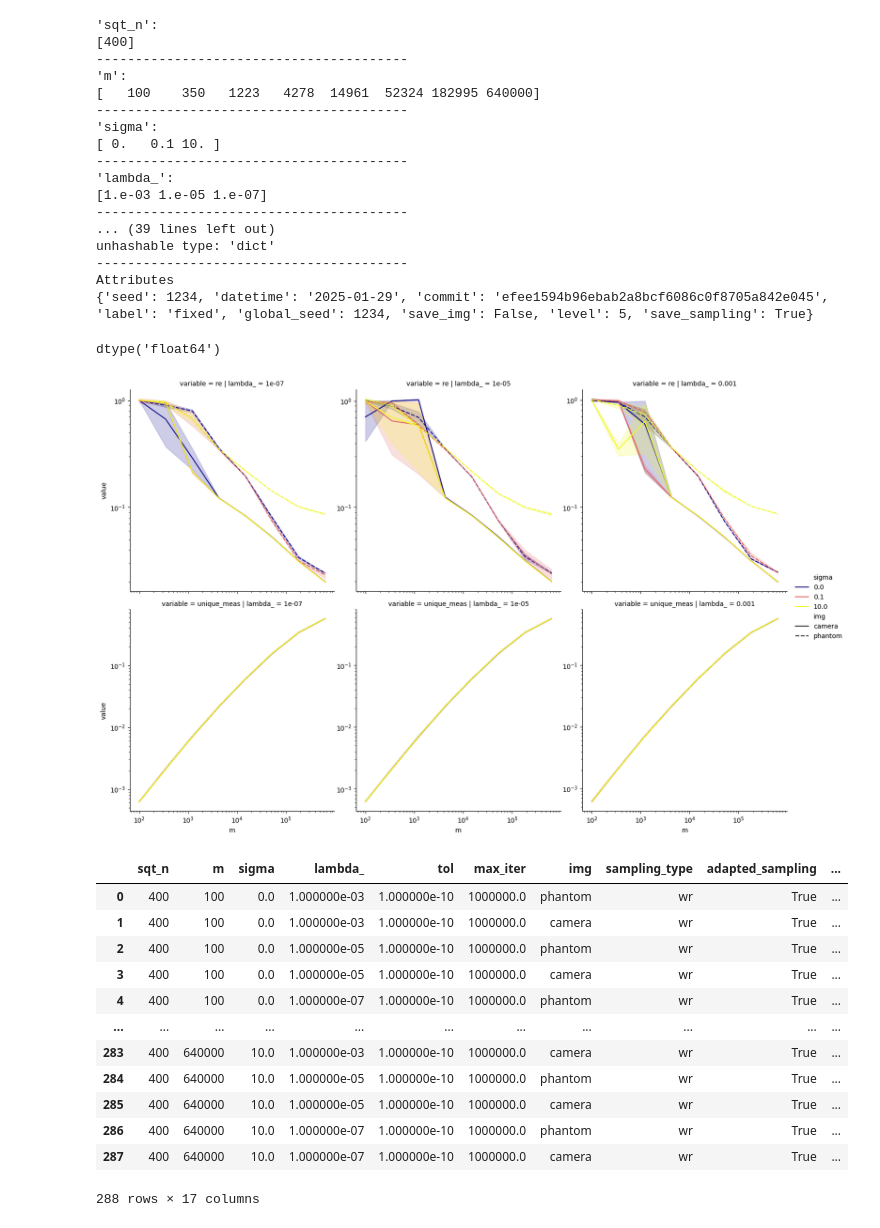
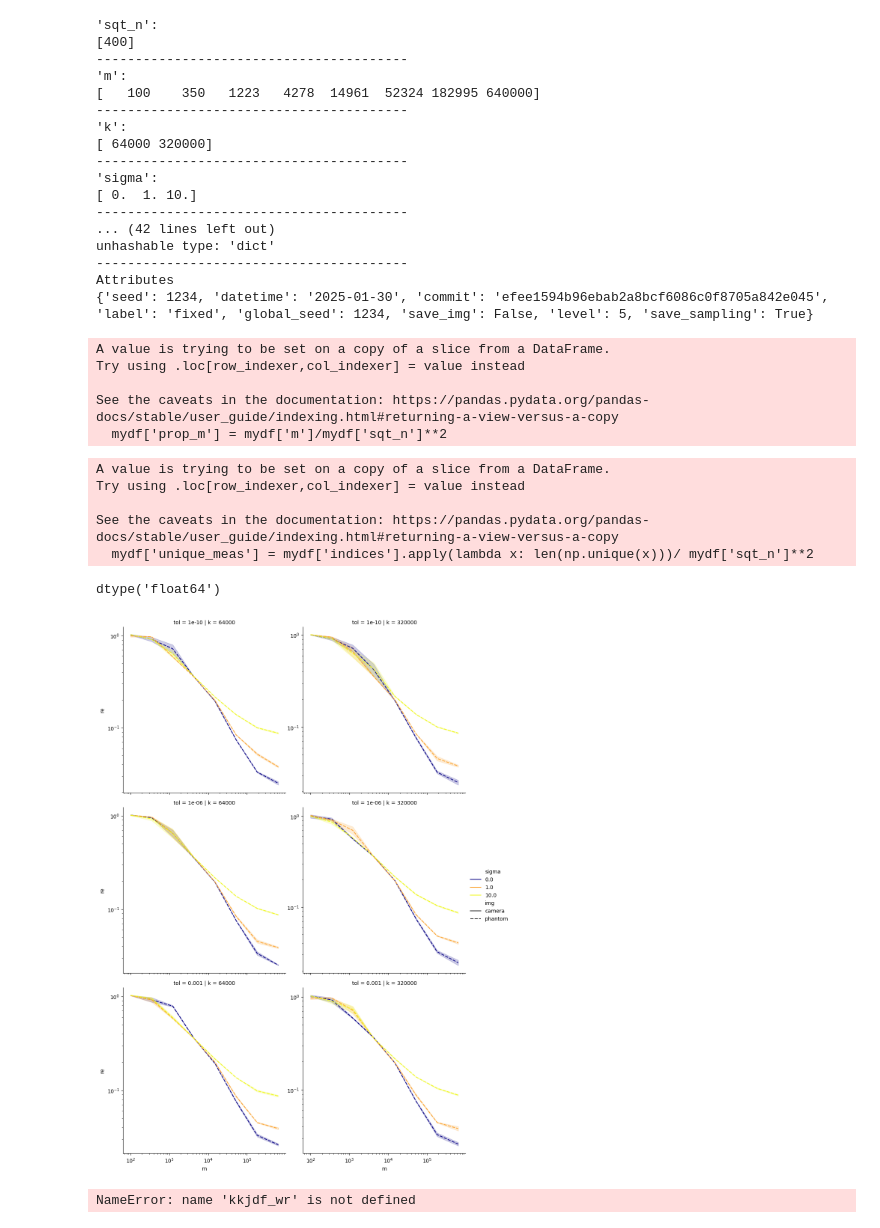
Before and after one commit to mscott99/Sparse_adapted_denoising, a Jupyter notebook: plots/optimized_denoising.ipynb, the cells around one changed output. Cells and saved outputs as stored; diff of their text form; code cells hidden in the pictures.

```diff
--- a/plots/optimized_denoising.ipynb
+++ b/plots/optimized_denoising.ipynb
@@ -6,7 +6,7 @@ import pandas as pd
 from utils import repeat, df_vals, melt_and_keep
 import matplotlib.pyplot as plt
 # %%
-df= pd.read_pickle("../data/jan_2025_1.pickle")
+df= pd.read_pickle("../data/jan_2025_5.pickle")
 # df= pd.read_pickle("../data/keep/uniform_sparse_cs_Nov_2024.pickle")
 
 print(df.columns)
@@ -31,24 +31,37 @@ df_vals(df)
 'm':
 [   100    350   1223   4278  14961  52324 182995 640000]
 ----------------------------------------
+'k':
+[ 64000 320000]
+----------------------------------------
 'sigma':
-[ 0.   0.1 10. ]
+[ 0.  1. 10.]
 ----------------------------------------
-'lambda_':
-[1.e-03 1.e-05 1.e-07]
-----------------------------------------
-... (39 lines left out)
+... (42 lines left out)
 unhashable type: 'dict'
 ----------------------------------------
 Attributes
-{'seed': 1234, 'datetime': '2025-01-29', 'commit': 'efee1594b96ebab2a8bcf6086c0f8705a842e045', 'label': 'fixed', 'global_seed': 1234, 'save_img': False, 'level': 5, 'save_sampling': True}
+{'seed': 1234, 'datetime': '2025-01-30', 'commit': 'efee1594b96ebab2a8bcf6086c0f8705a842e045', 'label': 'fixed', 'global_seed': 1234, 'save_img': False, 'level': 5, 'save_sampling': True}
 # %%
 df_wr = df[df['sampling_type']=='wr']
 mydf = df_wr[df_wr['adapted_sampling']==True]
+mydf = df_wr[mydf['img']=="phantom"]
 # %%
 mydf['prop_m'] = mydf['m']/mydf['sqt_n']**2
+# %% [output]
+A value is trying to be set on a copy of a slice from a DataFrame.
+Try using .loc[row_indexer,col_indexer] = value instead
+
+See the caveats in the documentation: https://pandas.pydata.org/pandas-docs/stable/user_guide/indexing.html#returning-a-view-versus-a-copy
+  mydf['prop_m'] = mydf['m']/mydf['sqt_n']**2
 # %%
 mydf['unique_meas'] = mydf['indices'].apply(lambda x: len(np.unique(x)))/ mydf['sqt_n']**2
+# %% [output]
+A value is trying to be set on a copy of a slice from a DataFrame.
+Try using .loc[row_indexer,col_indexer] = value instead
+
+See the caveats in the documentation: https://pandas.pydata.org/pandas-docs/stable/user_guide/indexing.html#returning-a-view-versus-a-copy
+  mydf['unique_meas'] = mydf['indices'].apply(lambda x: len(np.unique(x)))/ mydf['sqt_n']**2
 # %%
 mydf['unique_meas'].dtype
 # %% [output]
@@ -56,25 +69,13 @@ dtype('float64')
 # %%
 doubledf=melt_and_keep(mydf, ["re","unique_meas"])
 #sns.relplot(mydf, kind = "line", x = "m", y="re", col="lambda_", style="img", hue="sigma", hue_norm=LogNorm(vmin=1e-4, clip=True), palette="plasma", errorbar="se")
-g=sns.relplot(doubledf, kind = "line", x = "m", y="value", row="variable", col="lambda_", style="img", hue="sigma", hue_norm=LogNorm(vmin=1e-4, clip=True), palette="plasma", errorbar="se", facet_kws={'sharey':False})
+g=sns.relplot(mydf, kind = "line", x = "m", y="re", row="tol", col="k", style="img", hue="sigma", hue_norm=LogNorm(vmin=1e-4, clip=True), palette="plasma", errorbar="se", facet_kws={'sharey':False})
 for ax in g.axes.flat:
     ax.set_yscale('log')  # Set y-axis to log scale
 plt.xscale("log")
 # %% [output]
-[figure, old version]
+[figure, new version]
-# %%
-df_wr
-# %% [output]
-|  | sqt_n | m | sigma | lambda_ | tol | max_iter | img | sampling_type | adapted_sampling | ... |
-| 0 | 400 | 100 | 0.0 | 1.000000e-03 | 1.000000e-10 | 1000000.0 | phantom | wr | True | ... |
-| 1 | 400 | 100 | 0.0 | 1.000000e-03 | 1.000000e-10 | 1000000.0 | camera | wr | True | ... |
-| 2 | 400 | 100 | 0.0 | 1.000000e-05 | 1.000000e-10 | 1000000.0 | phantom | wr | True | ... |
-| 3 | 400 | 100 | 0.0 | 1.000000e-05 | 1.000000e-10 | 1000000.0 | camera | wr | True | ... |
-| 4 | 400 | 100 | 0.0 | 1.000000e-07 | 1.000000e-10 | 1000000.0 | phantom | wr | True | ... |
-| ... | ... | ... | ... | ... | ... | ... | ... | ... | ... | ... |
-| 283 | 400 | 640000 | 10.0 | 1.000000e-03 | 1.000000e-10 | 1000000.0 | camera | wr | True | ... |
-| 284 | 400 | 640000 | 10.0 | 1.000000e-05 | 1.000000e-10 | 1000000.0 | phantom | wr | True | ... |
-| 285 | 400 | 640000 | 10.0 | 1.000000e-05 | 1.000000e-10 | 1000000.0 | camera | wr | True | ... |
-| 286 | 400 | 640000 | 10.0 | 1.000000e-07 | 1.000000e-10 | 1000000.0 | phantom | wr | True | ... |
-| 287 | 400 | 640000 | 10.0 | 1.000000e-07 | 1.000000e-10 | 1000000.0 | camera | wr | True | ... |
-288 rows × 17 columns
+# %%
+kkjdf_wr
+# %% [output]
+NameError: name 'kkjdf_wr' is not defined
```
Also changed, not shown: parts of 2 cells of this notebook, 2 other files.
